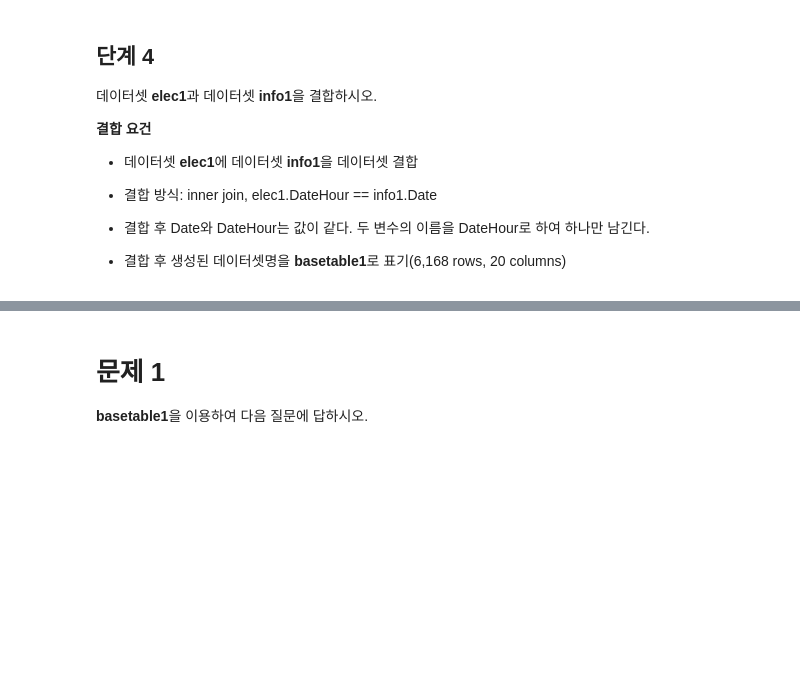
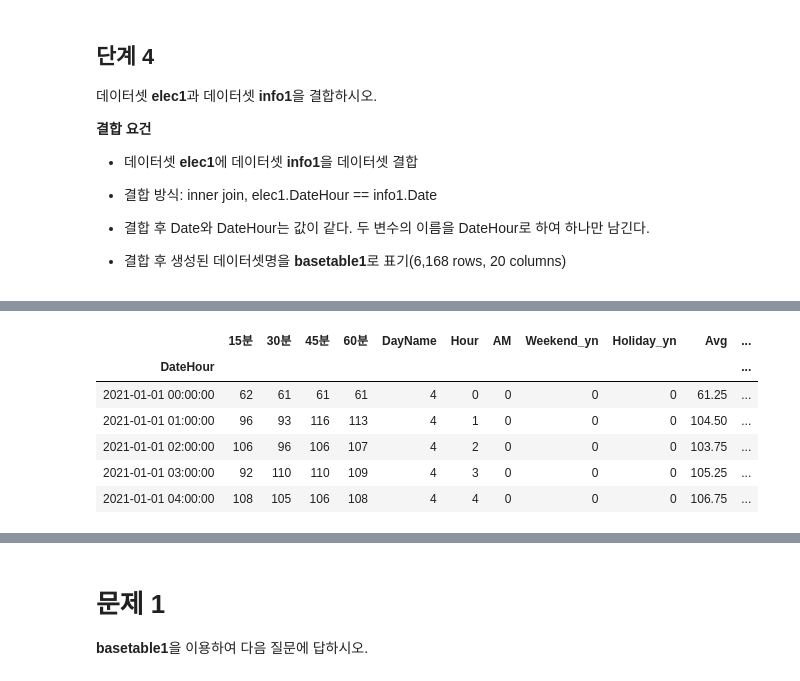
Before and after one commit to sunkusun9/DS_lv3_2610, a Jupyter notebook: sec_ds_lv3_prob3_prob.ipynb, the cells around one changed output, grey strips where cells are left out. Drawn from its saved outputs; the diff is of its cells as text; code cells hidden in the pictures; blank space fills up the shorter version.

```diff
--- a/sec_ds_lv3_prob3_prob.ipynb
+++ b/sec_ds_lv3_prob3_prob.ipynb
@@ -484,0 +556,2 @@ display(df_info1.isna().sum().rename('na_count').to_frame().T)
+# %%
+df_info1.set_index('Date').head()
@@ -484,0 +566,23 @@ display(df_info1.isna().sum().rename('na_count').to_frame().T)
+# %%
+#  pd.DataFrame.merge
+# left_on: 호출하는 데이터프레임 결합 기준 설정(Index, Column), right_on:  피호출 데이터프레임 결합 기준 설정(Index, Column)
+# left: 호출자, right: 피호출자
+# 결과 데이터프레임 인덱스: 초기화 -> 0을 시작으로 순차값이 된다
+df_basetable1 = df_elec1.merge(
+    df_info1, # 데이터셋 elec1에 데이터셋 info1을 데이터셋 결합
+    left_on = 'DateHour', right_on = 'Date', how = 'inner' # 결합 방식: inner join, elec1.DateHour == info1.Date
+).rename(
+    columns = {'Date': 'DateHour'} # 결합 후 Date와 DateHour는 값이 같다. 두 변수의 이름을 DateHour로 하여 하나만 남긴다. -> Date를 DateHour
+).set_index(
+    'DateHour' # 문제 3번에 이용, 동일한 인덱스끼리 연산을 한다
+)
+df_basetable1.head()
+# df_basetable1.shape  # 결합 후 생성된 데이터셋명을 basetable1로 표기(6,168 rows, 20 columns), df_basetable1  하나의 컬럼 인덱에 포함
+# %% [output]
+|  | 15분 | 30분 | 45분 | 60분 | DayName | Hour | AM | Weekend_yn | Holiday_yn | Avg | ... |
+| DateHour |  |  |  |  |  |  |  |  |  |  | ... |
+| 2021-01-01 00:00:00 | 62 | 61 | 61 | 61 | 4 | 0 | 0 | 0 | 0 | 61.25 | ... |
+| 2021-01-01 01:00:00 | 96 | 93 | 116 | 113 | 4 | 1 | 0 | 0 | 0 | 104.50 | ... |
+| 2021-01-01 02:00:00 | 106 | 96 | 106 | 107 | 4 | 2 | 0 | 0 | 0 | 103.75 | ... |
+| 2021-01-01 03:00:00 | 92 | 110 | 110 | 109 | 4 | 3 | 0 | 0 | 0 | 105.25 | ... |
+| 2021-01-01 04:00:00 | 108 | 105 | 106 | 108 | 4 | 4 | 0 | 0 | 0 | 106.75 | ... |
```
Also changed, not shown: parts of 58 cells of this notebook.
